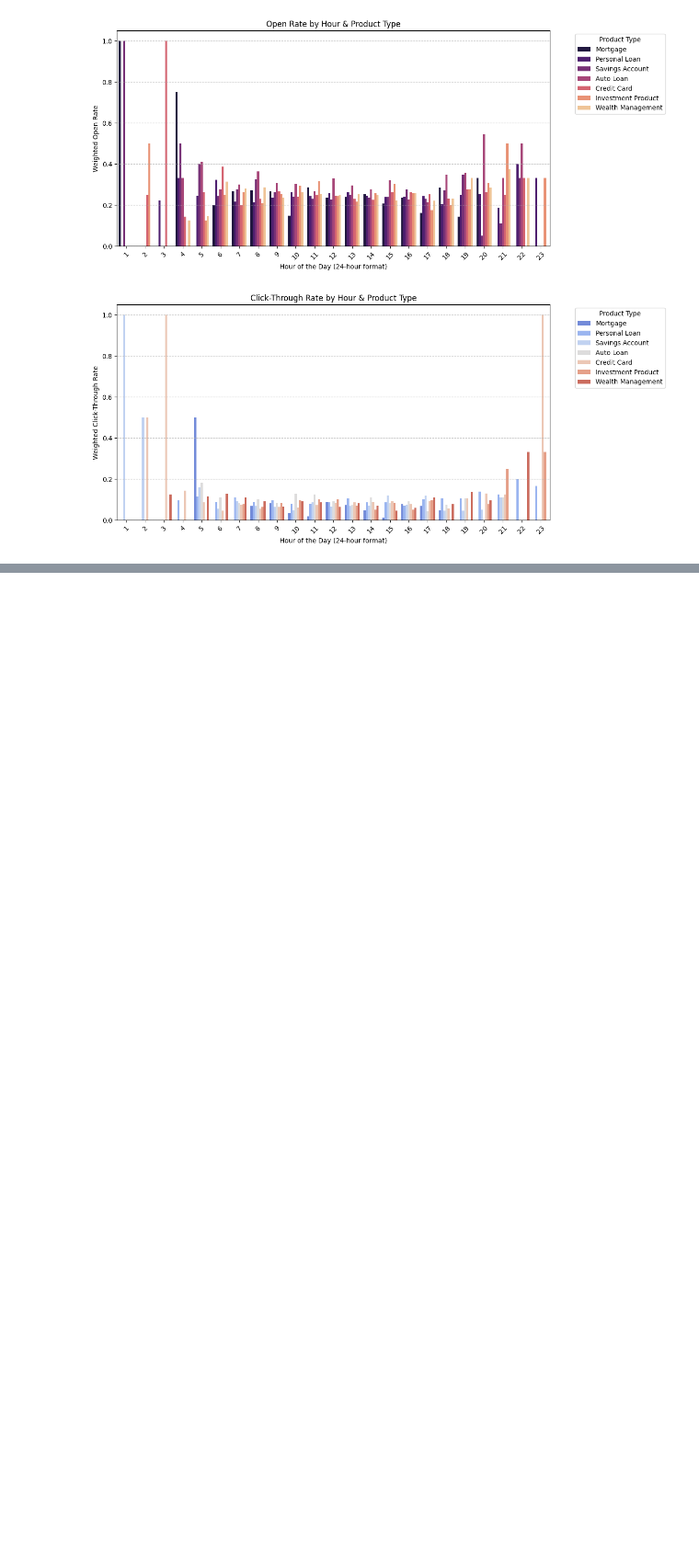
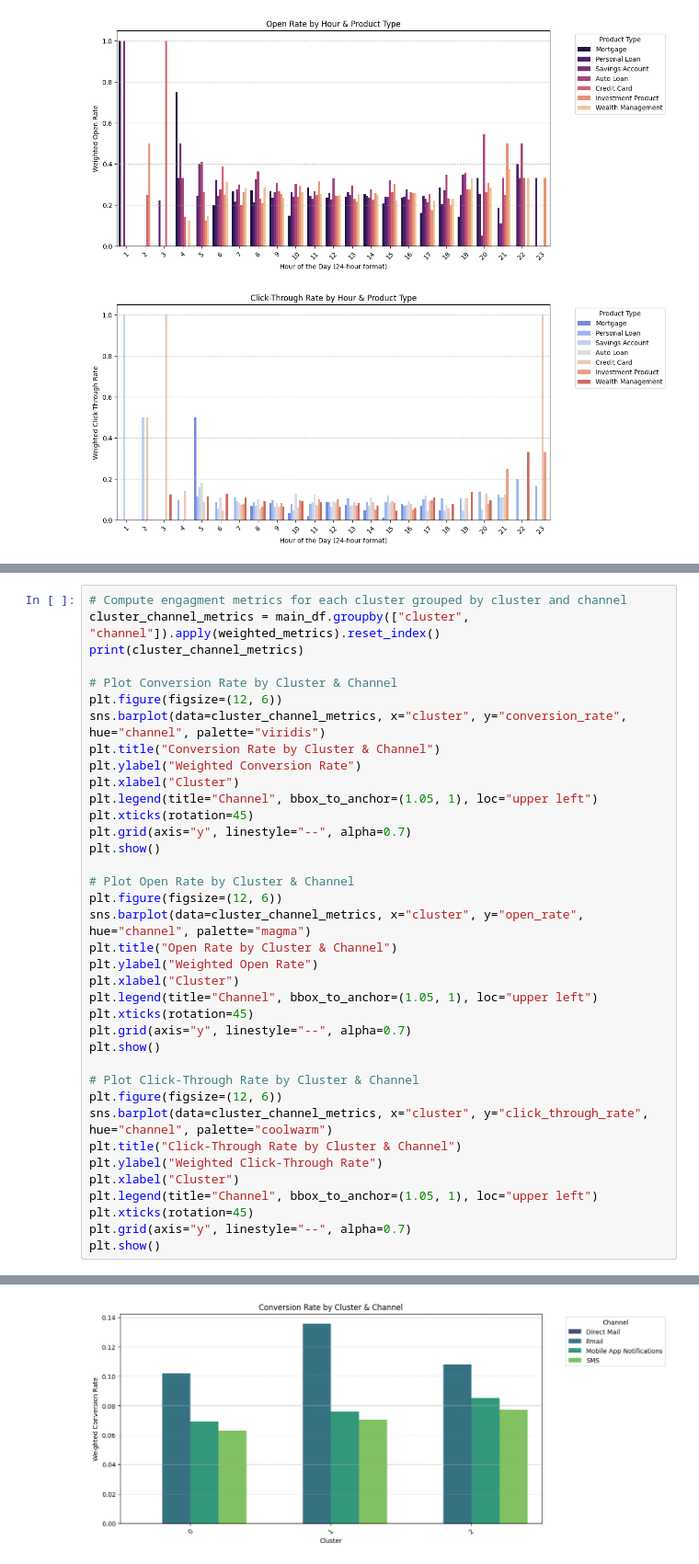
Before and after one commit to andrew250402/DSA3101-Project, a Jupyter notebook: Notebooks/a2-customer-engagement.ipynb, the cells around one changed output, grey strips where cells are left out. Shown at 92% size. Cells and saved outputs as stored; diff of their text form; blank space fills up the shorter version.

```diff
--- a/Notebooks/a2-customer-engagement.ipynb
+++ b/Notebooks/a2-customer-engagement.ipynb
@@ -587,0 +662,38 @@ plt.show()
+# %%
+# Compute engagment metrics for each cluster grouped by cluster and channel
+cluster_channel_metrics = main_df.groupby(["cluster", "channel"]).apply(weighted_metrics).reset_index()
+print(cluster_channel_metrics)
+
+# Plot Conversion Rate by Cluster & Channel
+plt.figure(figsize=(12, 6))
+sns.barplot(data=cluster_channel_metrics, x="cluster", y="conversion_rate", hue="channel", palette="viridis")
+plt.title("Conversion Rate by Cluster & Channel")
+plt.ylabel("Weighted Conversion Rate")
+plt.xlabel("Cluster")
+plt.legend(title="Channel", bbox_to_anchor=(1.05, 1), loc="upper left")
+plt.xticks(rotation=45)
+plt.grid(axis="y", linestyle="--", alpha=0.7)
+plt.show()
+
+# Plot Open Rate by Cluster & Channel
+plt.figure(figsize=(12, 6))
+sns.barplot(data=cluster_channel_metrics, x="cluster", y="open_rate", hue="channel", palette="magma")
+plt.title("Open Rate by Cluster & Channel")
+plt.ylabel("Weighted Open Rate")
+plt.xlabel("Cluster")
+plt.legend(title="Channel", bbox_to_anchor=(1.05, 1), loc="upper left")
+plt.xticks(rotation=45)
+plt.grid(axis="y", linestyle="--", alpha=0.7)
+plt.show()
+
+# Plot Click-Through Rate by Cluster & Channel
+plt.figure(figsize=(12, 6))
+sns.barplot(data=cluster_channel_metrics, x="cluster", y="click_through_rate", hue="channel", palette="coolwarm")
+plt.title("Click-Through Rate by Cluster & Channel")
+plt.ylabel("Weighted Click-Through Rate")
+plt.xlabel("Cluster")
+plt.legend(title="Channel", bbox_to_anchor=(1.05, 1), loc="upper left")
+plt.xticks(rotation=45)
+plt.grid(axis="y", linestyle="--", alpha=0.7)
+plt.show()
+# %% [output]
@@ -587,0 +717 @@ plt.show()
+[figure, added]
```
Also changed, not shown: parts of 15 cells of this notebook.
